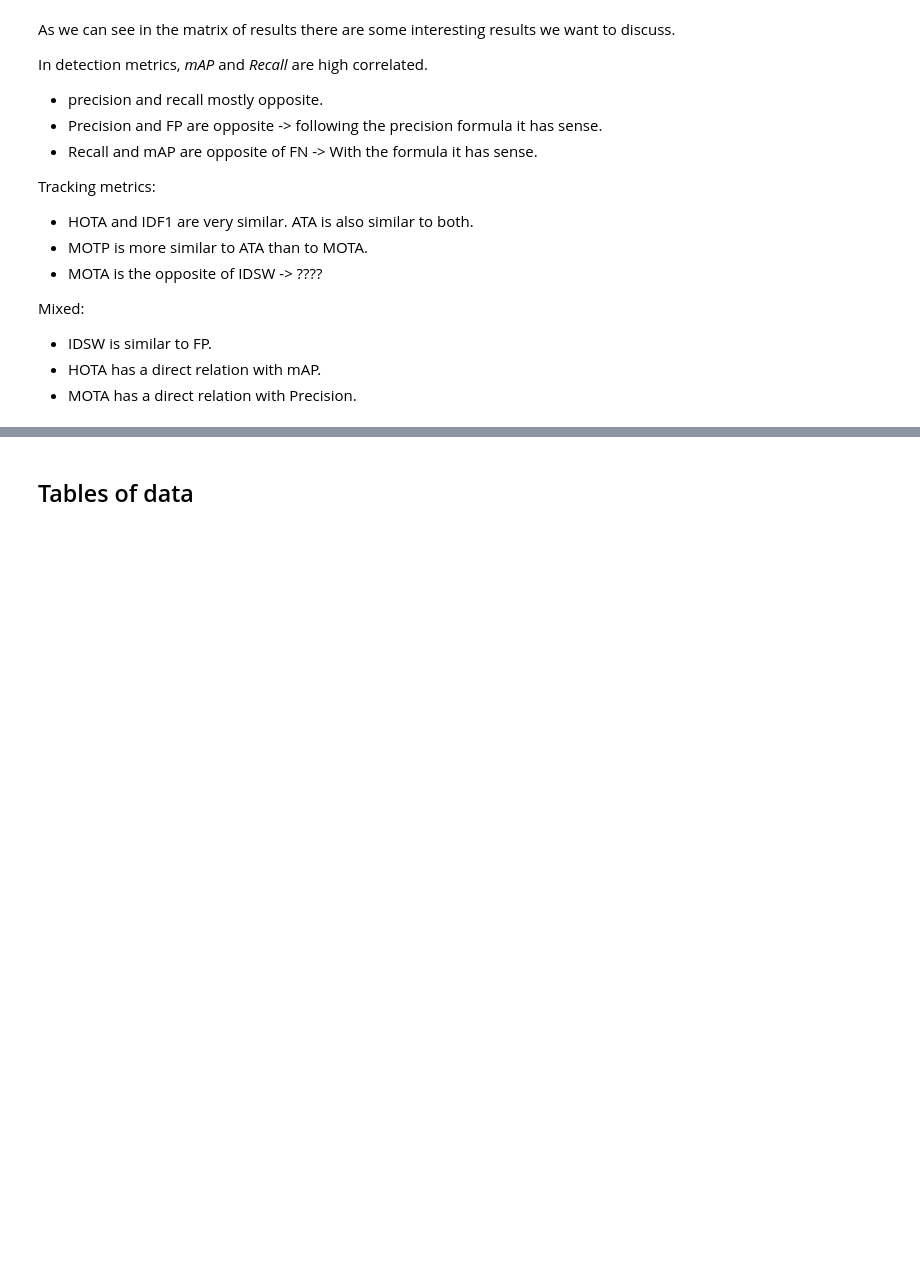
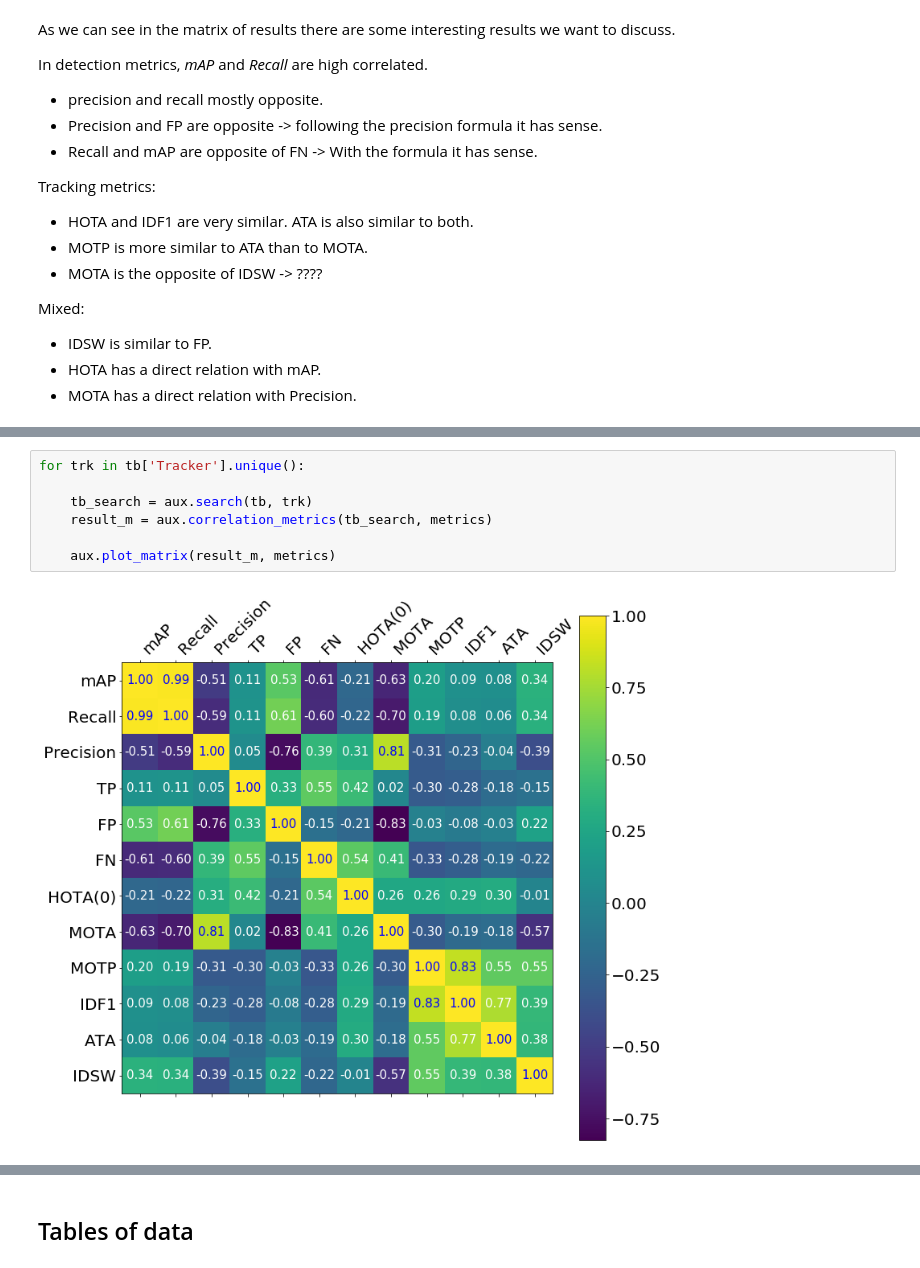
Before and after one commit to JorgeMunnozAguado/MOT-experimental-framework, a Jupyter notebook: analysis/Comparison.ipynb, the cells around one changed output, grey strips where cells are left out. Saved outputs shown, nothing was run; the diff lists cells and outputs as text; blank space fills up the shorter version.

```diff
--- a/analysis/Comparison.ipynb
+++ b/analysis/Comparison.ipynb
@@ -70,0 +84,9 @@ aux.plot_matrix(result_m, metrics)
+# %%
+for trk in tb['Tracker'].unique():
+
+    tb_search = aux.search(tb, trk)
+    result_m = aux.correlation_metrics(tb_search, metrics)
+
+    aux.plot_matrix(result_m, metrics)
+# %% [output]
+[figure, added]
```
Also changed, not shown: parts of 7 cells of this notebook, 7 other files.
